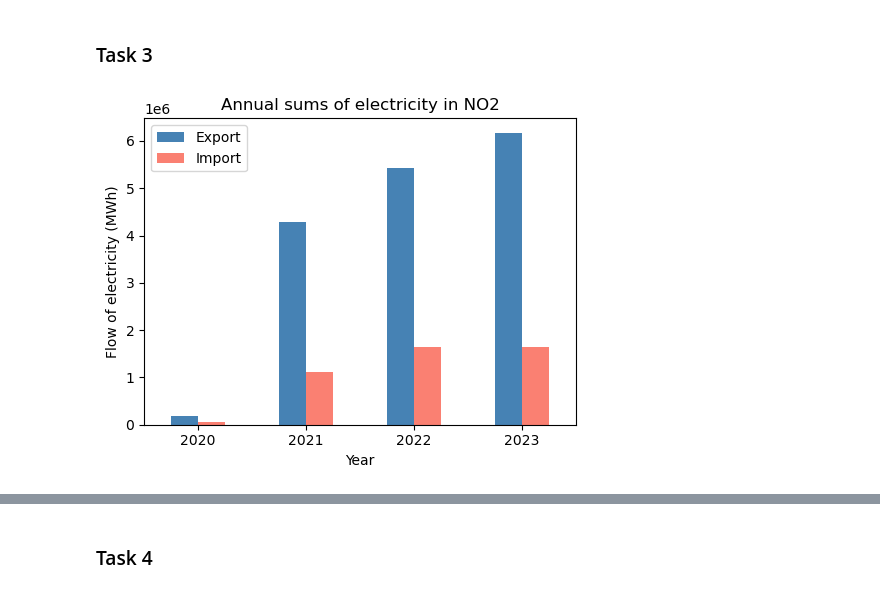
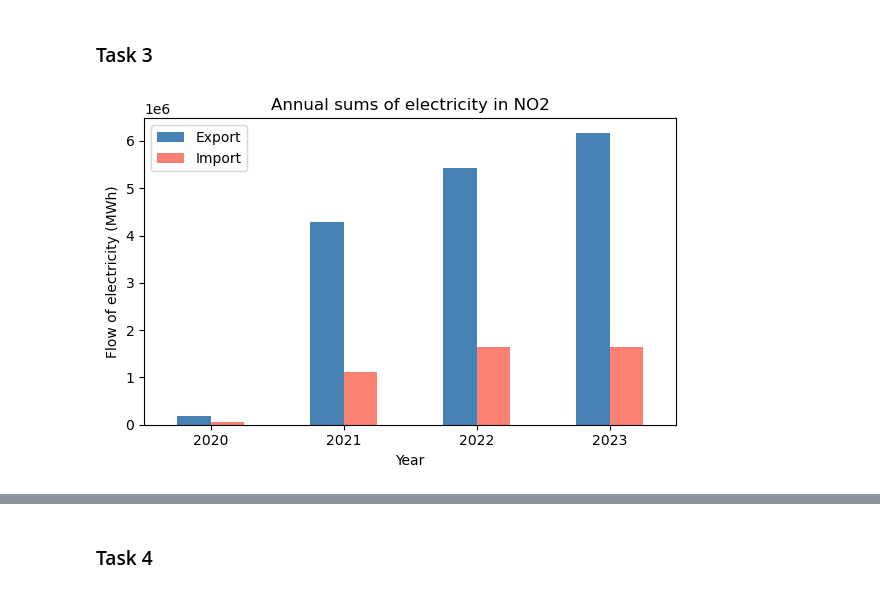
Before and after one commit to AndreasNoklebye/TECH2-Exam, a Jupyter notebook: exam-tech2.ipynb, the cells around one changed output, grey strips where cells are left out. Cells and saved outputs as stored; diff of their text form; code cells hidden in the pictures.

```diff
--- a/exam-tech2.ipynb
+++ b/exam-tech2.ipynb
@@ -13,14 +17,15 @@ data = []
 
 DATA_PATH = './data/DayAheadPrices_12.1.D'                                              # The data path to dataset 1: DayAheadPrices..
 
-files = glob.glob(f'{DATA_PATH}/*')                                                     # Using glob.glob and the wildcard * to add all datafiles .
+files = glob.glob(f'{DATA_PATH}/*')                                                     # Using glob.glob and wildcard * to add all datafiles .
 
 for file in files:                                                                      # Using a for loop to loop through the datafiles found with glob.glob.
-    fn = pd.read_csv(file, sep ='\t', parse_dates=['DateTime'], index_col='DateTime')   # Reads the csv file, parsing datetime string into datetime objects, and adding 'DateTime' as the index.
+    fn = pd.read_csv(file, sep ='\t', parse_dates=['DateTime'], index_col='DateTime',   # Reads the csv file, parsing datetime string into datetime objects, and adding 'DateTime' as the index.
+        usecols=['DateTime','ResolutionCode','MapCode','Price'])                        # Restricting the data to only relevant columns.
+
     data.append(fn)                                                                     # Appending the dataframe to the list data.
 
 df = pd.concat(data).sort_index(ascending=True)                                         # Mergin all the data creating one dataFrame, also sorts the DateTime index.
-df = df[['ResolutionCode','MapCode','Price']]                                           # Restricting the dataframe to the relevant colums.
 df = df.query('MapCode == "NO2" or MapCode == "DE_LU" and ResolutionCode == "PT60M"')   # Further restricting the data to only NO2 and germany, and hourly observations.
 df
 # %% [output]
@@ -48,13 +53,12 @@ DATA_PATH = './data/PhysicalFlows_12.1.G'
 files = glob.glob(f'{DATA_PATH}/*')                                                        # Using glob.glob and the wildcard * to add all datafiles.
 
 for file in files:                                                                         # Looping through all the files adding them to the list data.
-    fn = pd.read_csv(file, sep ='\t', parse_dates=['DateTime'], index_col='DateTime')
-    data.append(fn)
+    fn = pd.read_csv(file, sep ='\t', parse_dates=['DateTime'], index_col='DateTime'       # Also restricting the data to only show flows between NO2 and Germany.
+        ).query('(InMapCode == "NO2" & OutMapCode == "DE_LU") | (InMapCode == "DE_LU" & OutMapCode == "NO2")')
 
-df2 = pd.concat(data).sort_index()                                                         # Merging all the dataframes into one dataframe.
+    data.append(fn)                                                                        # Appending files to a list
 
-# Restricting the dataframe to only show flows between NO2 and Germany.
-df2 = df2.query('(InMapCode == "NO2" and OutMapCode == "DE_LU") or (InMapCode == "DE_LU" and OutMapCode == "NO2")')
+df2 = pd.concat(data).sort_index(ascending=True)                                           # Merging all the files into one dataframe.
 df2
 # %% [output]
 |  | InMapCode | OutMapCode | FlowValue |
@@ -131,18 +143,18 @@ table                                           # Prints the table
 # %%
 df2['Year'] = df2.index.year                                                                        # Creates a new colum 'year' based on the 'DateTime' index.
 df2['Indicator'] = df2.apply(lambda x: 'Import' if x['InMapCode'] == 'NO2' else 'Export', axis = 1) # New colum 'Indicator' to tell if its import or export.
 
 annual_sum = df2.groupby(['Year','Indicator'])['FlowValue'].sum().unstack(level='Indicator')        # New dataframe with colums: Year, Export, Import.
 
-fig3, ax = plt.subplots(figsize=(5,4))                                                              # Creates the plot.
+fig3, ax = plt.subplots(figsize=(6,4))                                                              # Creates the plot.
 
 annual_sum.plot(kind='bar', color=['steelblue', 'salmon'], ax=ax)                                   # Plots the new annual_sum group.
 ax.set_title('Annual sums of electricity in NO2')                                                   # Adding title.
 ax.tick_params(axis='x', rotation=0)                                                                # Rotates the x-ticks 45 degrees.
 ax.set_ylabel('Flow of electricity (MWh)')
 ax.set_xlabel('Year')
 ax.legend()
 
-plt.tight_layout()                                                                                  # Adjusting the layout.
+fig3.tight_layout()                                                                                  # Adjusting the layout.
 # %% [output]
-[figure, old version]
+[figure, new version]
```
Also changed, not shown: parts of 15 cells of this notebook.
